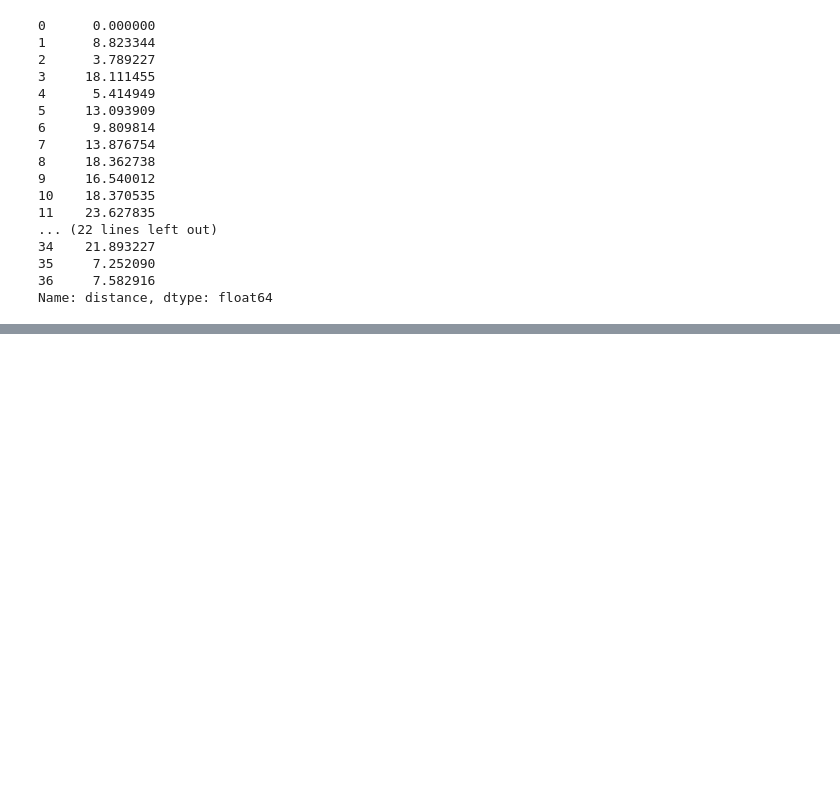
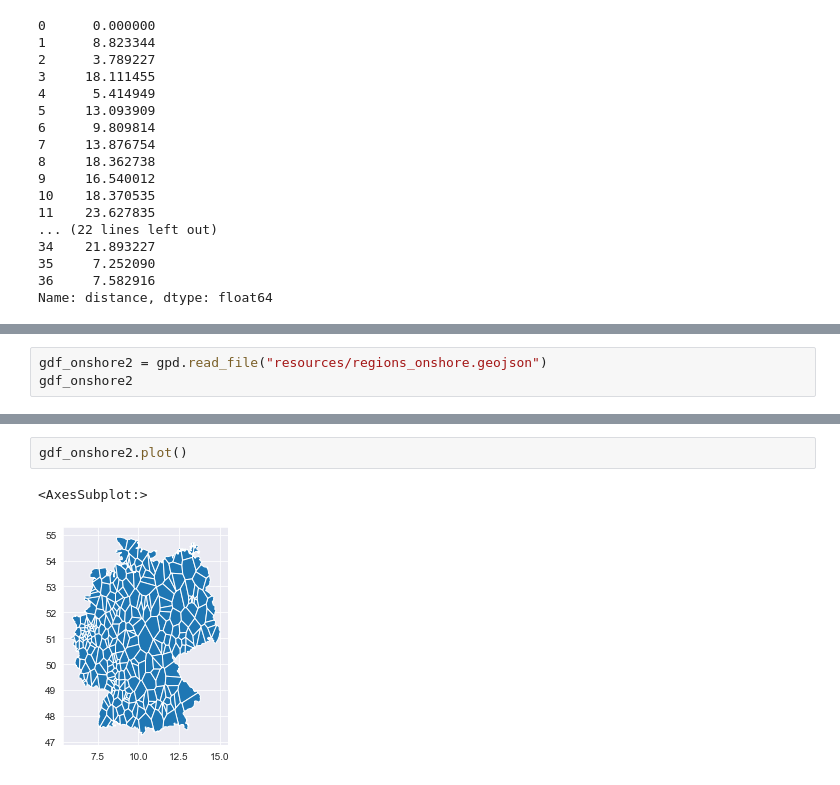
Before and after one commit to fitzthomas/ma_probabilistic_forecasts, a Jupyter notebook: testing_playground/geojson_playground.ipynb, the cells around one changed output, grey strips where cells are left out. Drawn from its saved outputs; the diff is of its cells as text; blank space fills up the shorter version.

```diff
--- a/testing_playground/geojson_playground.ipynb
+++ b/testing_playground/geojson_playground.ipynb
@@ -236,3 +236,6 @@ gdf_onshore
 | SE4 0 | MULTIPOLYGON (((13.04149 55.70464... | 78.321513 | MULTILINESTRING ((13.04149 55.704... | POINT (16.75376 62.78660) | 21.893227 |
 | SI0 0 | POLYGON ((14.37280 45.47785, 14.2... | 2.875826 | MULTILINESTRING ((14.37280 45.477... | POINT (14.91831 46.26436) | 7.252090 |
 | SK0 0 | POLYGON ((20.05049 49.17323, 20.0... | 5.926830 | LINESTRING (20.05049 49.17323, 20... | POINT (19.47946 48.70462) | 7.582916 |
+# %%
+gdf_onshore2 = gpd.read_file("resources/regions_onshore.geojson")
+gdf_onshore2
@@ -238,0 +256,5 @@ gdf_onshore
+# %%
+gdf_onshore2.plot()
+# %% [output]
+<AxesSubplot:>
+[figure, added]
```
Also changed, not shown: parts of 9 cells of this notebook, 7 other files.
